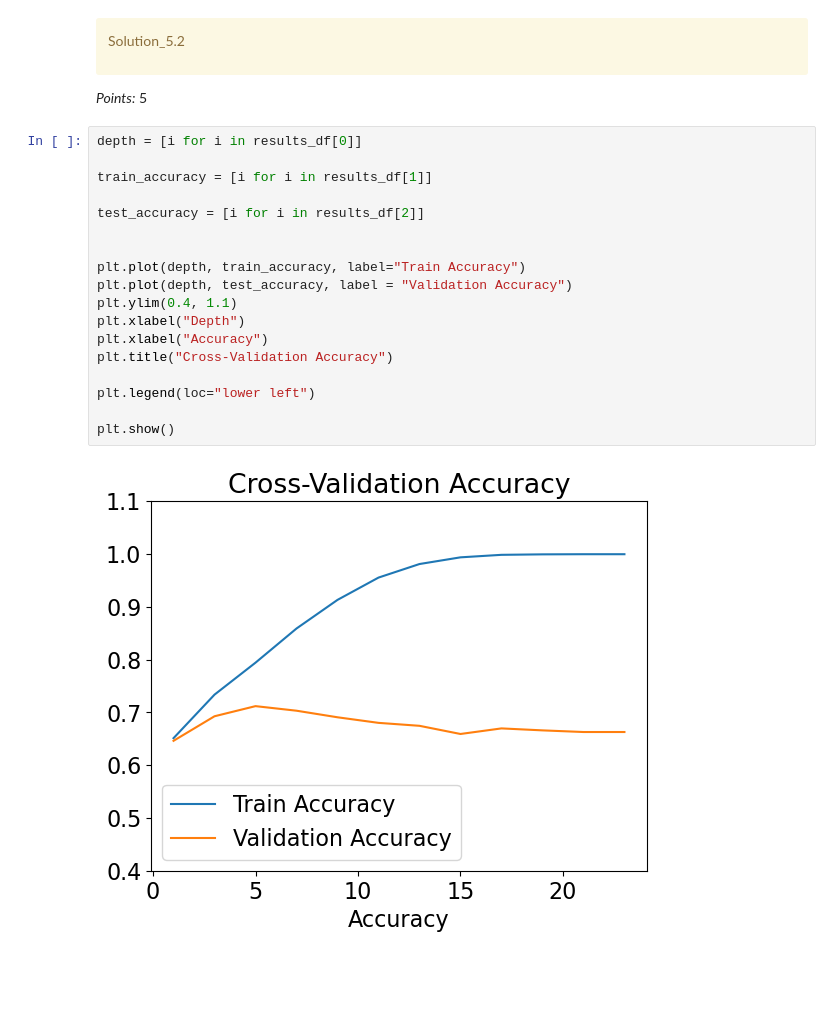
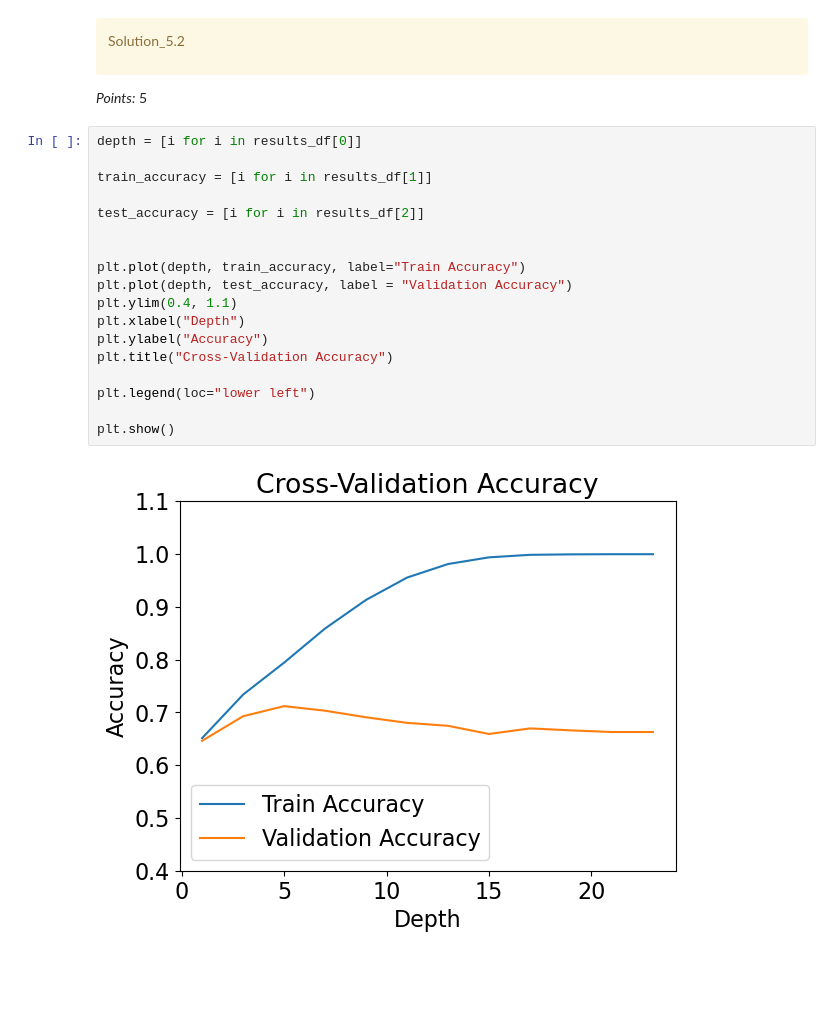
Before and after one commit to luciancahil/330HW2, a Jupyter notebook: hw2.ipynb, the cells around one changed output. Cells and saved outputs as stored; diff of their text form.

```diff
--- a/hw2.ipynb
+++ b/hw2.ipynb
@@ -1028,23 +1015,23 @@ _Points:_ 5
 # %%
 depth = [i for i in results_df[0]]
 
 train_accuracy = [i for i in results_df[1]]
 
 test_accuracy = [i for i in results_df[2]]
 
 
 plt.plot(depth, train_accuracy, label="Train Accuracy")
 plt.plot(depth, test_accuracy, label = "Validation Accuracy")
 plt.ylim(0.4, 1.1)
 plt.xlabel("Depth")
-plt.xlabel("Accuracy")
+plt.ylabel("Accuracy")
 plt.title("Cross-Validation Accuracy")
 
 plt.legend(loc="lower left")
 
 plt.show()
 # %% [output]
-[figure, old version]
+[figure, new version]
 # %% [markdown]
 <!-- END QUESTION -->
 
```
Also changed, not shown: parts of 6 cells of this notebook, 1 other file.
